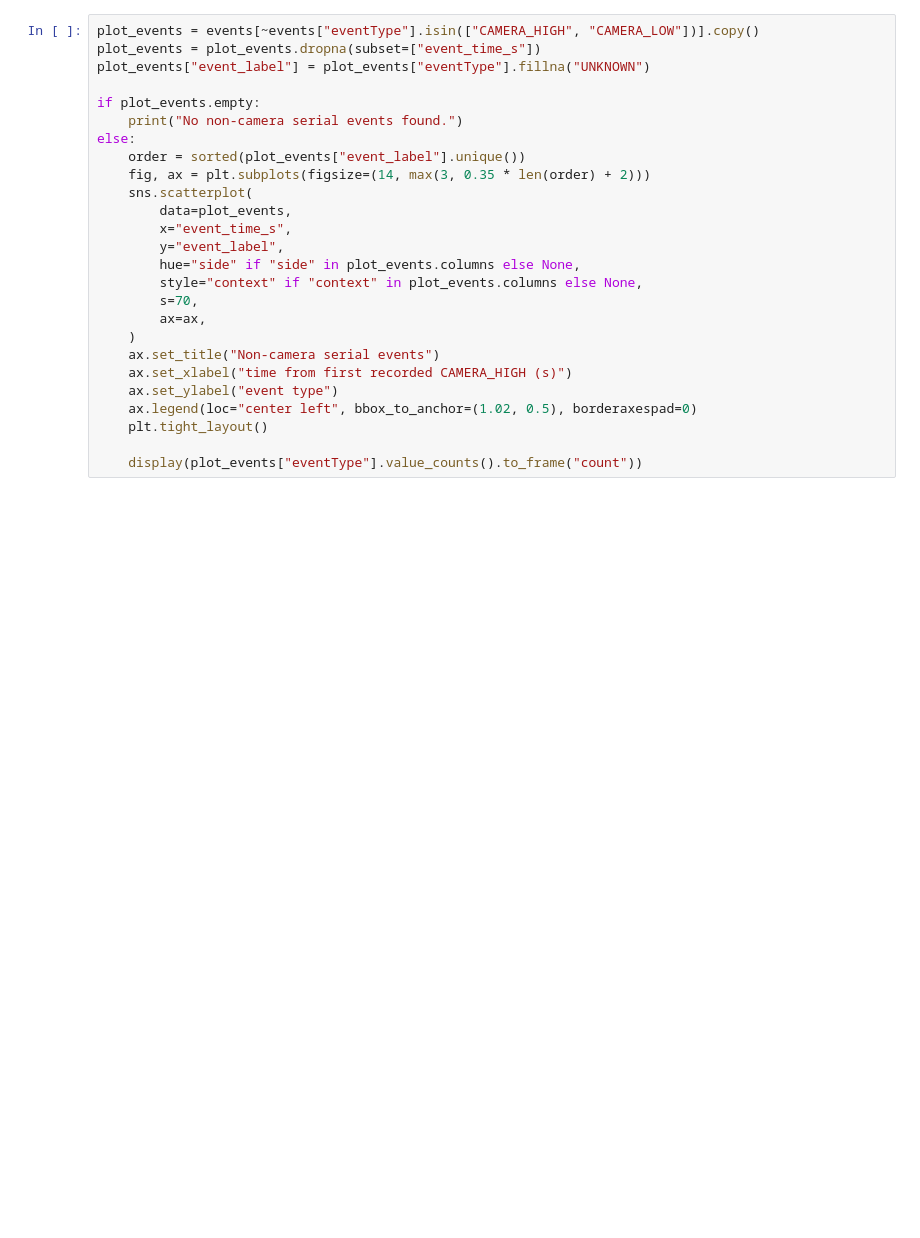
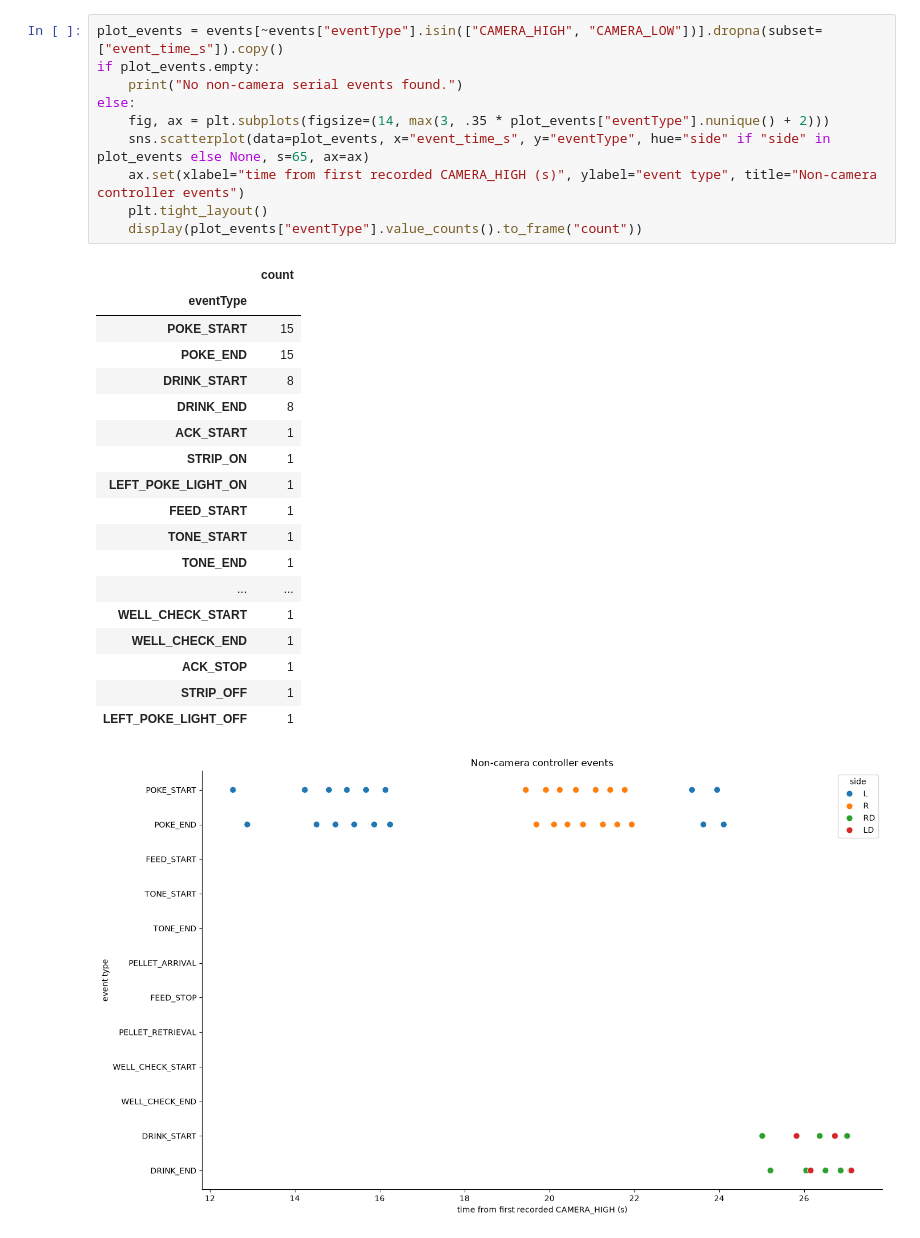
Before and after one commit to dlhagger/SqueakView, a Jupyter notebook: data_viz/analysis_demo_viz.ipynb, the cells around one changed output. Cells and saved outputs as stored; diff of their text form; blank space fills up the shorter version.

```diff
--- a/data_viz/analysis_demo_viz.ipynb
+++ b/data_viz/analysis_demo_viz.ipynb
@@ -185,29 +257,33 @@ This makes it easier to see task/sensor events without the dense camera pulse st
 # %%
-plot_events = events[~events["eventType"].isin(["CAMERA_HIGH", "CAMERA_LOW"])].copy()
-plot_events = plot_events.dropna(subset=["event_time_s"])
-plot_events["event_label"] = plot_events["eventType"].fillna("UNKNOWN")
-
+plot_events = events[~events["eventType"].isin(["CAMERA_HIGH", "CAMERA_LOW"])].dropna(subset=["event_time_s"]).copy()
 if plot_events.empty:
     print("No non-camera serial events found.")
 else:
-    order = sorted(plot_events["event_label"].unique())
-    fig, ax = plt.subplots(figsize=(14, max(3, 0.35 * len(order) + 2)))
-    sns.scatterplot(
-        data=plot_events,
-        x="event_time_s",
-        y="event_label",
-        hue="side" if "side" in plot_events.columns else None,
-        style="context" if "context" in plot_events.columns else None,
-        s=70,
-        ax=ax,
-    )
-    ax.set_title("Non-camera serial events")
-    ax.set_xlabel("time from first recorded CAMERA_HIGH (s)")
-    ax.set_ylabel("event type")
-    ax.legend(loc="center left", bbox_to_anchor=(1.02, 0.5), borderaxespad=0)
+    fig, ax = plt.subplots(figsize=(14, max(3, .35 * plot_events["eventType"].nunique() + 2)))
+    sns.scatterplot(data=plot_events, x="event_time_s", y="eventType", hue="side" if "side" in plot_events else None, s=65, ax=ax)
+    ax.set(xlabel="time from first recorded CAMERA_HIGH (s)", ylabel="event type", title="Non-camera controller events")
     plt.tight_layout()
-
     display(plot_events["eventType"].value_counts().to_frame("count"))
+# %% [output]
+|  | count |
+| eventType |  |
+| POKE_START | 15 |
+| POKE_END | 15 |
+| DRINK_START | 8 |
+| DRINK_END | 8 |
+| ACK_START | 1 |
+| STRIP_ON | 1 |
+| LEFT_POKE_LIGHT_ON | 1 |
+| FEED_START | 1 |
+| TONE_START | 1 |
+| TONE_END | 1 |
+| ... | ... |
+| WELL_CHECK_START | 1 |
+| WELL_CHECK_END | 1 |
+| ACK_STOP | 1 |
+| STRIP_OFF | 1 |
+| LEFT_POKE_LIGHT_OFF | 1 |
+[figure, added]
 # %% [markdown]
 ## Detection-to-Frame Mapping Proof
 
```
Also changed, not shown: parts of 22 cells of this notebook, 31 other files.
